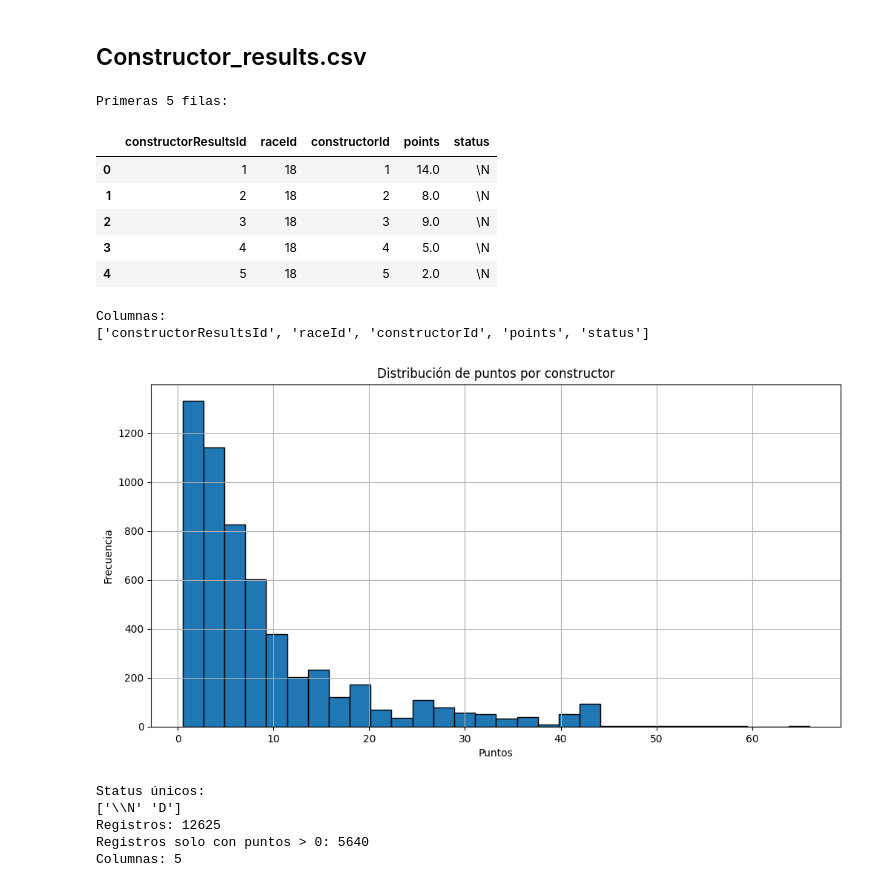
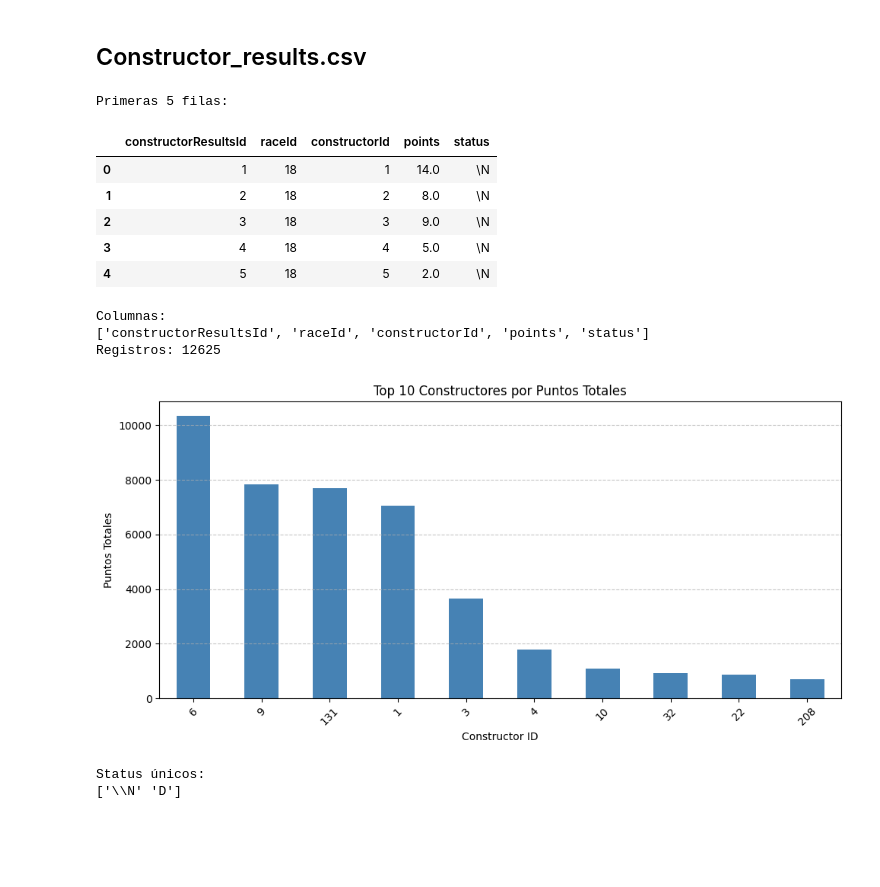
Before and after one commit to PolPujolSantaella/f1-strategy-predictor, a Jupyter notebook: notebooks/01_notebook_exploreDataset.ipynb, the cells around one changed output. Drawn from its saved outputs; the diff is of its cells as text; code cells hidden in the pictures; blank space fills up the shorter version.

```diff
--- a/notebooks/01_notebook_exploreDataset.ipynb
+++ b/notebooks/01_notebook_exploreDataset.ipynb
@@ -87,42 +87,43 @@ Este archivo lo utilizaré solo para enriquerecer el dataset de entrenamiento.
 # %%
 constructor_results = pd.read_csv('../data/original/constructor_results.csv')
 
 print("Primeras 5 filas:")
 display(constructor_results.head())
 
 print("\nColumnas: ")
 print(constructor_results.columns.tolist())
 
-constructor_results_filtered = constructor_results[constructor_results['points'] > 0]
+print(f"Registros: {constructor_results.shape[0]}")
 
 #Distribución de puntos por constructor
-plt.figure(figsize=(12, 6))
-constructor_results_filtered['points'].hist(bins=30, edgecolor='black')
-plt.title('Distribución de puntos por constructor')
-plt.xlabel('Puntos')
-plt.ylabel('Frecuencia')
+top_n = 10
+points_by_constructor = constructor_results.groupby('constructorId')['points'].sum().sort_values(ascending=False)
+top_constructors = points_by_constructor.head(top_n)
+
+plt.figure(figsize=(10, 5))
+top_constructors.plot(kind='bar', color='steelblue')
+plt.title(f'Top {top_n} Constructores por Puntos Totales')
+plt.xlabel('Constructor ID')
+plt.ylabel('Puntos Totales')
+plt.xticks(rotation=45)
+plt.grid(axis='y', linestyle='--', alpha=0.7)
+plt.tight_layout()
 plt.show()
 
 #Estados
 print("\nStatus únicos:")
 print(constructor_results['status'].unique())
-
-print(f"Registros: {constructor_results.shape[0]}")
-print(f"Registros solo con puntos > 0: {constructor_results_filtered.shape[0]}")
-print(f"Columnas: {constructor_results_filtered.shape[1]}")
 # %% [output]
 Primeras 5 filas:
 |  | constructorResultsId | raceId | constructorId | points | status |
 | 0 | 1 | 18 | 1 | 14.0 | \N |
 | 1 | 2 | 18 | 2 | 8.0 | \N |
 | 2 | 3 | 18 | 3 | 9.0 | \N |
 | 3 | 4 | 18 | 4 | 5.0 | \N |
 | 4 | 5 | 18 | 5 | 2.0 | \N |
 Columnas:
 ['constructorResultsId', 'raceId', 'constructorId', 'points', 'status']
+Registros: 12625
-[figure, old version]
+[figure, new version]
 Status únicos:
 ['\\N' 'D']
-Registros: 12625
-Registros solo con puntos > 0: 5640
-Columnas: 5
```
Also changed, not shown: parts of 10 cells of this notebook.
